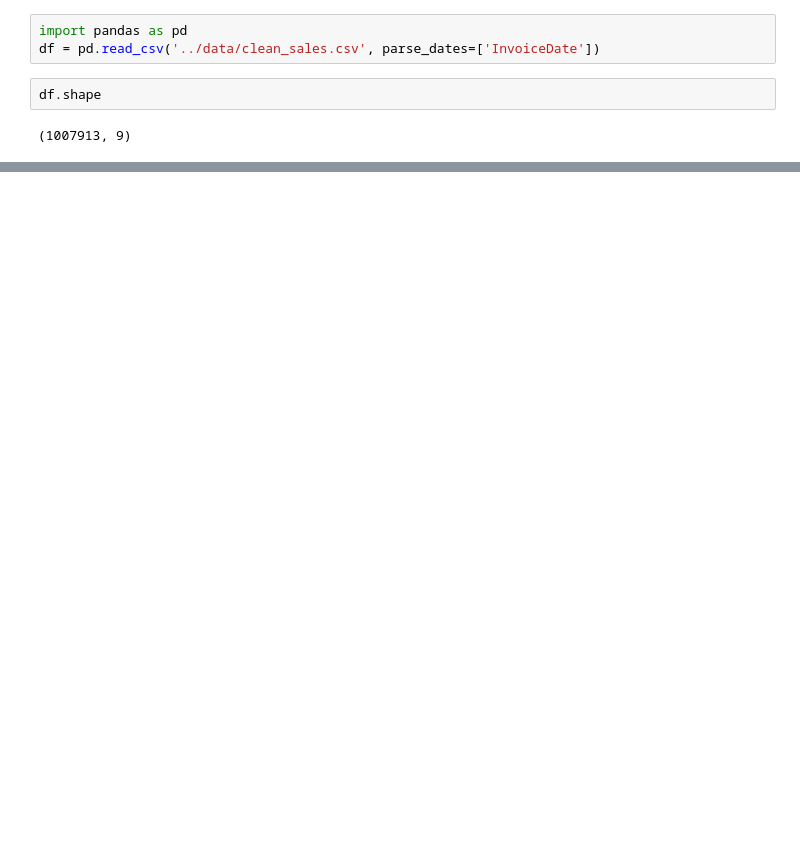
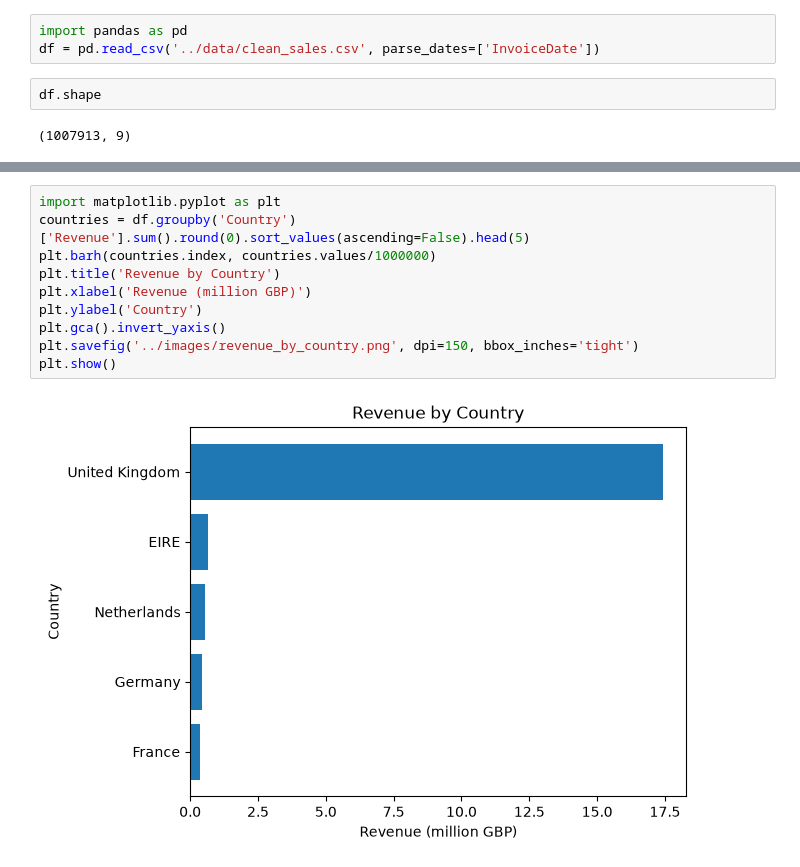
Before and after one commit to Zahin826/ecommerce-sales-analysis-1, a Jupyter notebook: notebooks/02_analysis.ipynb, the cells around one changed output, grey strips where cells are left out. Drawn from its saved outputs; the diff is of its cells as text; blank space fills up the shorter version.

```diff
--- a/notebooks/02_analysis.ipynb
+++ b/notebooks/02_analysis.ipynb
@@ -16,0 +58,12 @@ df.head()
+# %%
+import matplotlib.pyplot as plt
+countries = df.groupby('Country')['Revenue'].sum().round(0).sort_values(ascending=False).head(5)
+plt.barh(countries.index, countries.values/1000000)
+plt.title('Revenue by Country')
+plt.xlabel('Revenue (million GBP)')
+plt.ylabel('Country')
+plt.gca().invert_yaxis()
+plt.savefig('../images/revenue_by_country.png', dpi=150, bbox_inches='tight')
+plt.show()
+# %% [output]
+[figure, added]
```
Also changed, not shown: parts of 4 cells of this notebook, 4 other files.
